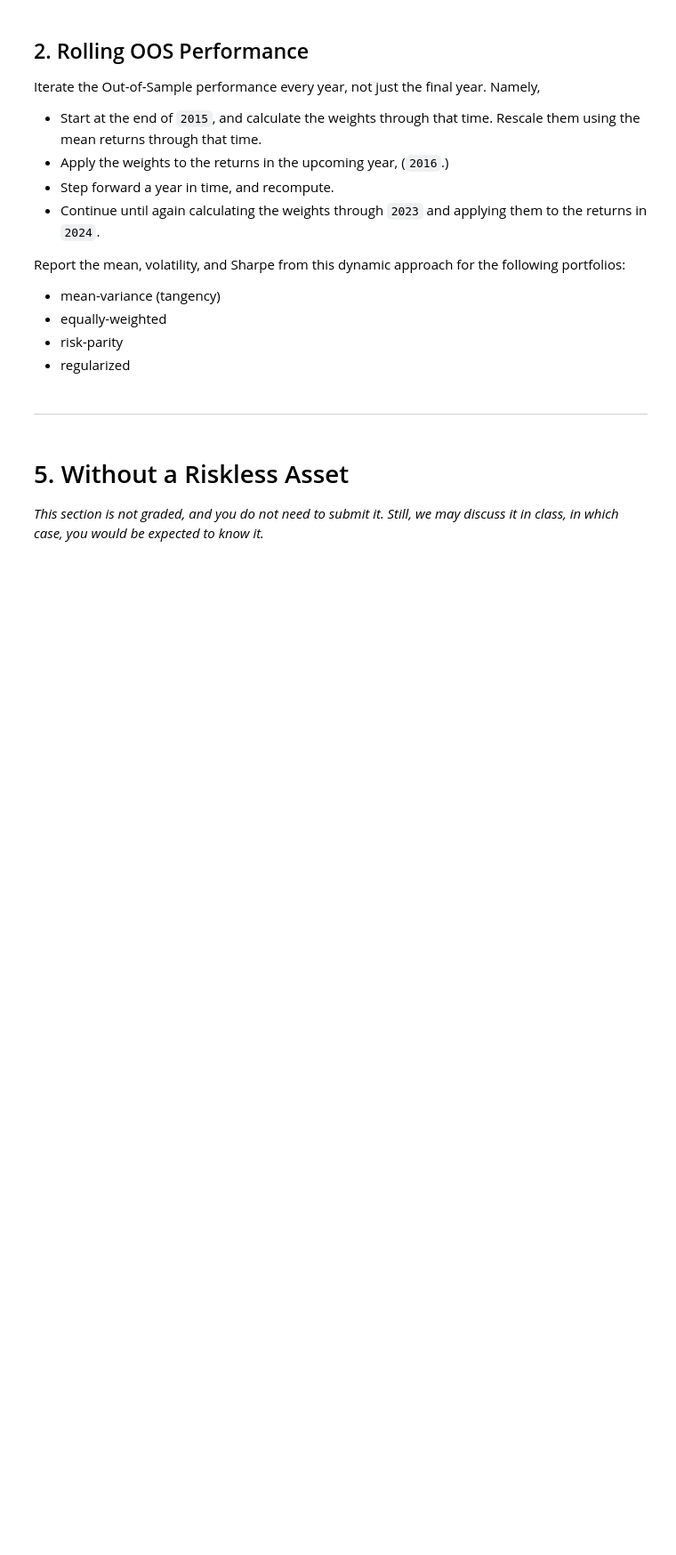
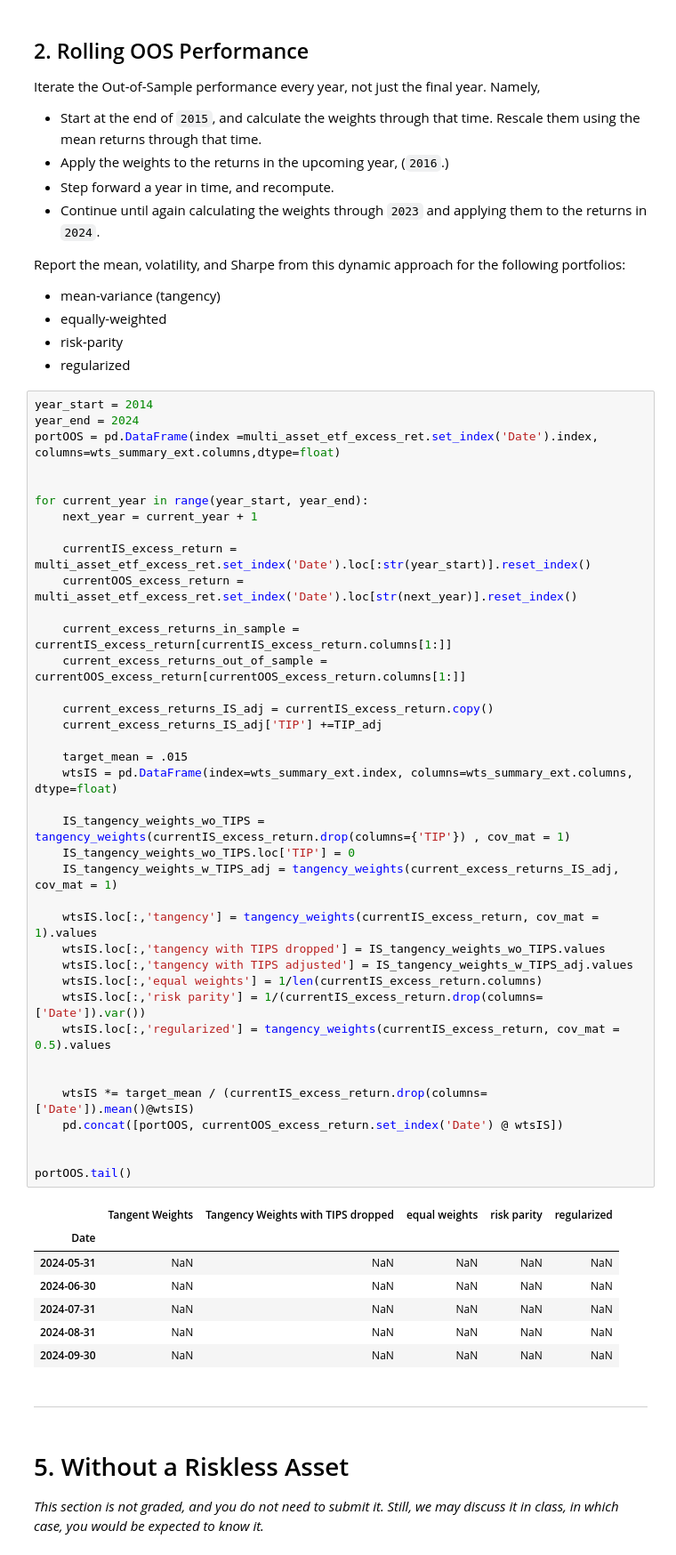
Before and after one commit to MarkHendricks/finm-portfolio-2024, a Jupyter notebook: homework/Homework1_AEG.ipynb, the cells around one changed output. Shown: that part at 89% size. Cells and saved outputs as stored; diff of their text form; blank space fills up the shorter version.

```diff
--- a/homework/Homework1_AEG_Solution.ipynb
+++ b/homework/Homework1_AEG.ipynb
@@ -833,6 +930,52 @@ Report the mean, volatility, and Sharpe from this dynamic approach for the follo
 * equally-weighted
 * risk-parity
 * regularized
+# %%
+year_start = 2014
+year_end = 2024
+portOOS = pd.DataFrame(index =multi_asset_etf_excess_ret.set_index('Date').index,  columns=wts_summary_ext.columns,dtype=float)
+
+
+for current_year in range(year_start, year_end):
+    next_year = current_year + 1
+
+    currentIS_excess_return = multi_asset_etf_excess_ret.set_index('Date').loc[:str(year_start)].reset_index()
+    currentOOS_excess_return = multi_asset_etf_excess_ret.set_index('Date').loc[str(next_year)].reset_index()
+
+    current_excess_returns_in_sample = currentIS_excess_return[currentIS_excess_return.columns[1:]]
+    current_excess_returns_out_of_sample = currentOOS_excess_return[currentOOS_excess_return.columns[1:]]
+
+    current_excess_returns_IS_adj = currentIS_excess_return.copy()
+    current_excess_returns_IS_adj['TIP'] +=TIP_adj
+
+    target_mean = .015
+    wtsIS = pd.DataFrame(index=wts_summary_ext.index, columns=wts_summary_ext.columns, dtype=float)
+
+    IS_tangency_weights_wo_TIPS = tangency_weights(currentIS_excess_return.drop(columns={'TIP'}) , cov_mat = 1)
+    IS_tangency_weights_wo_TIPS.loc['TIP'] = 0
+    IS_tangency_weights_w_TIPS_adj = tangency_weights(current_excess_returns_IS_adj, cov_mat = 1)
+
+    wtsIS.loc[:,'tangency'] = tangency_weights(currentIS_excess_return, cov_mat = 1).values
+    wtsIS.loc[:,'tangency with TIPS dropped'] = IS_tangency_weights_wo_TIPS.values
+    wtsIS.loc[:,'tangency with TIPS adjusted'] = IS_tangency_weights_w_TIPS_adj.values
+    wtsIS.loc[:,'equal weights'] = 1/len(currentIS_excess_return.columns)
+    wtsIS.loc[:,'risk parity'] = 1/(currentIS_excess_return.drop(columns=['Date']).var())
+    wtsIS.loc[:,'regularized'] = tangency_weights(currentIS_excess_return, cov_mat = 0.5).values
+
+
+    wtsIS *= target_mean / (currentIS_excess_return.drop(columns=['Date']).mean()@wtsIS)
+    pd.concat([portOOS, currentOOS_excess_return.set_index('Date') @ wtsIS])
+
+
+portOOS.tail()
+# %% [output]
+|  | Tangent Weights | Tangency Weights with TIPS dropped | equal weights | risk parity | regularized |
+| Date |  |  |  |  |  |
+| 2024-05-31 | NaN | NaN | NaN | NaN | NaN |
+| 2024-06-30 | NaN | NaN | NaN | NaN | NaN |
+| 2024-07-31 | NaN | NaN | NaN | NaN | NaN |
+| 2024-08-31 | NaN | NaN | NaN | NaN | NaN |
+| 2024-09-30 | NaN | NaN | NaN | NaN | NaN |
 # %% [markdown]
 ***
 # %% [markdown]
```
Also changed, not shown: parts of 3 cells of this notebook, 3 other files.
